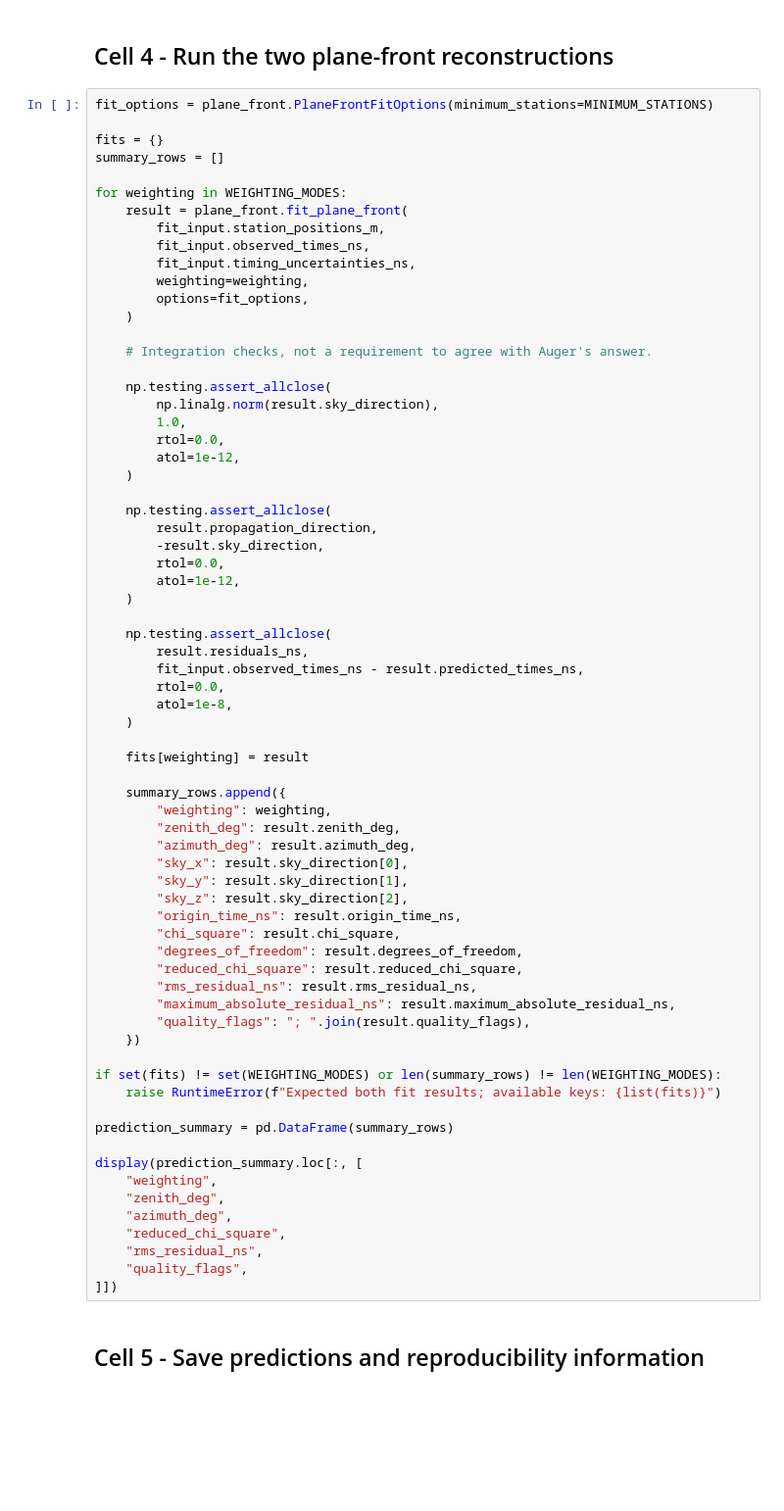
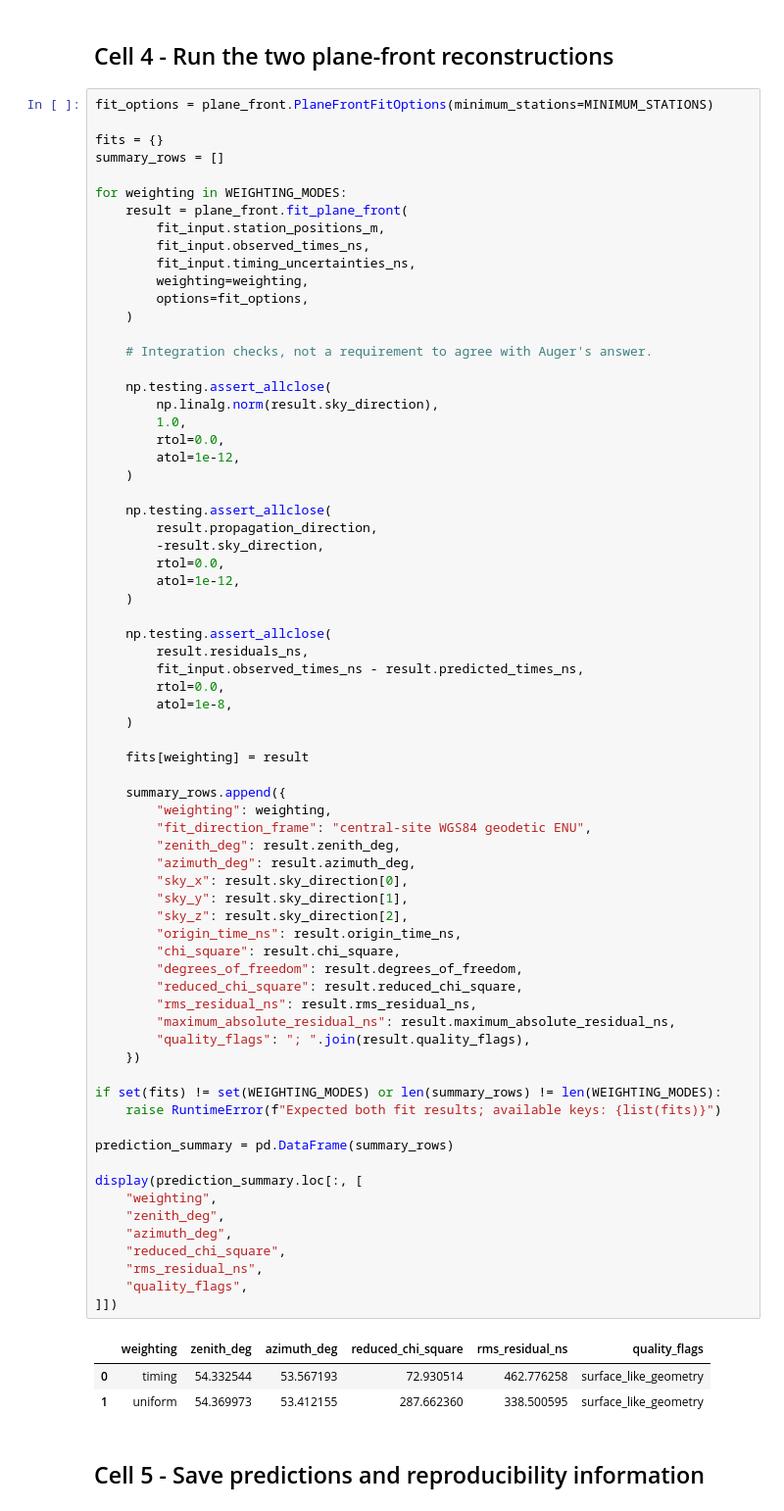
Before and after one commit to abdul-samad021/auger_direction_reconstruction, a Jupyter notebook: notebooks/03_reconstruct_first_real_event.ipynb, the cells around one changed output. Shown at 98% size. Saved outputs shown, nothing was run; the diff lists cells and outputs as text; blank space fills up the shorter version.

```diff
--- a/notebooks/03_reconstruct_first_real_event.ipynb
+++ b/notebooks/03_reconstruct_first_real_event.ipynb
@@ -128,33 +143,38 @@ for weighting in WEIGHTING_MODES:
 
     summary_rows.append({
         "weighting": weighting,
+        "fit_direction_frame": "central-site WGS84 geodetic ENU",
         "zenith_deg": result.zenith_deg,
         "azimuth_deg": result.azimuth_deg,
         "sky_x": result.sky_direction[0],
         "sky_y": result.sky_direction[1],
         "sky_z": result.sky_direction[2],
         "origin_time_ns": result.origin_time_ns,
         "chi_square": result.chi_square,
         "degrees_of_freedom": result.degrees_of_freedom,
         "reduced_chi_square": result.reduced_chi_square,
         "rms_residual_ns": result.rms_residual_ns,
         "maximum_absolute_residual_ns": result.maximum_absolute_residual_ns,
         "quality_flags": "; ".join(result.quality_flags),
     })
 
 if set(fits) != set(WEIGHTING_MODES) or len(summary_rows) != len(WEIGHTING_MODES):
     raise RuntimeError(f"Expected both fit results; available keys: {list(fits)}")
 
 prediction_summary = pd.DataFrame(summary_rows)
 
 display(prediction_summary.loc[:, [
     "weighting",
     "zenith_deg",
     "azimuth_deg",
     "reduced_chi_square",
     "rms_residual_ns",
     "quality_flags",
 ]])
+# %% [output]
+|  | weighting | zenith_deg | azimuth_deg | reduced_chi_square | rms_residual_ns | quality_flags |
+| 0 | timing | 54.332544 | 53.567193 | 72.930514 | 462.776258 | surface_like_geometry |
+| 1 | uniform | 54.369973 | 53.412155 | 287.662360 | 338.500595 | surface_like_geometry |
 # %% [markdown]
 ## Cell 5 - Save predictions and reproducibility information
 # %%
```
Also changed, not shown: parts of 17 cells of this notebook, 11 other files.
